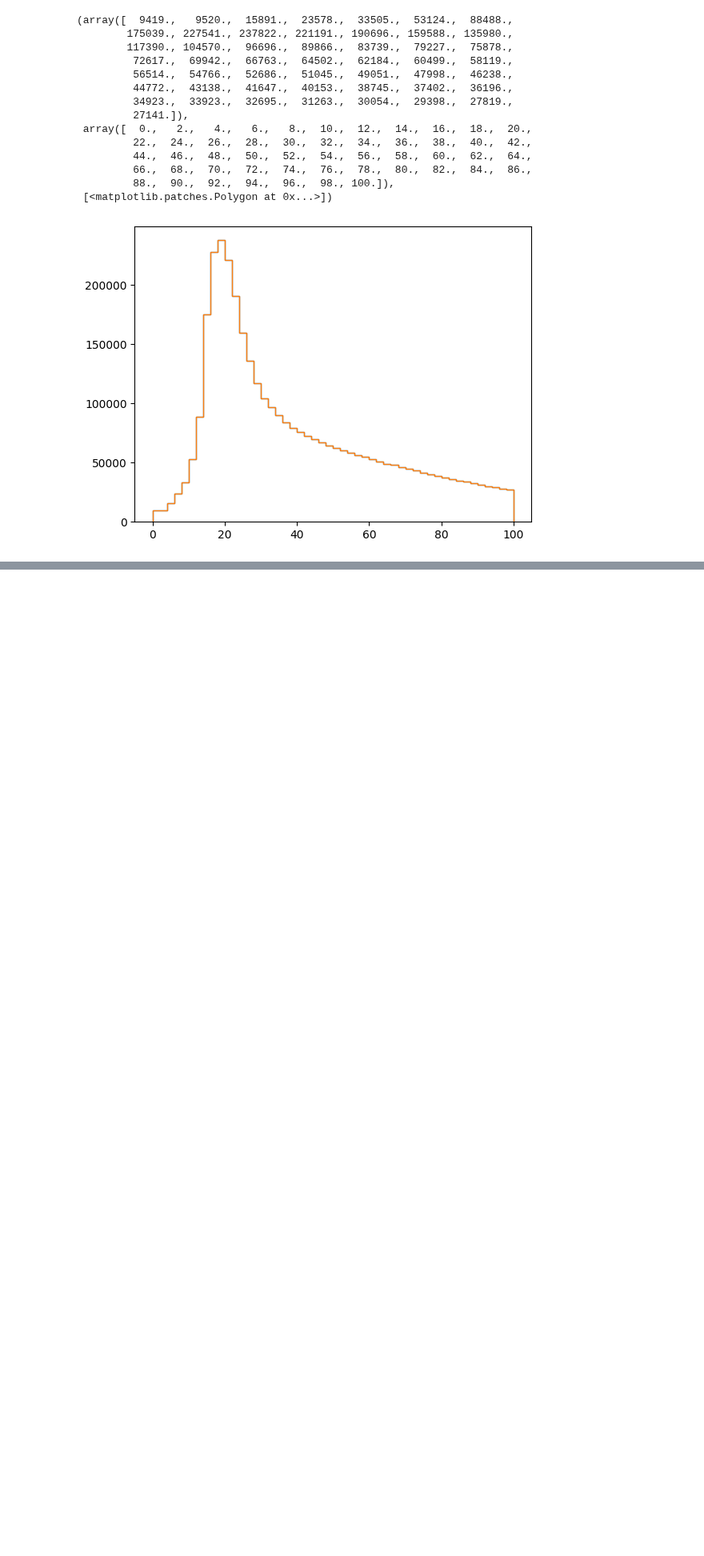
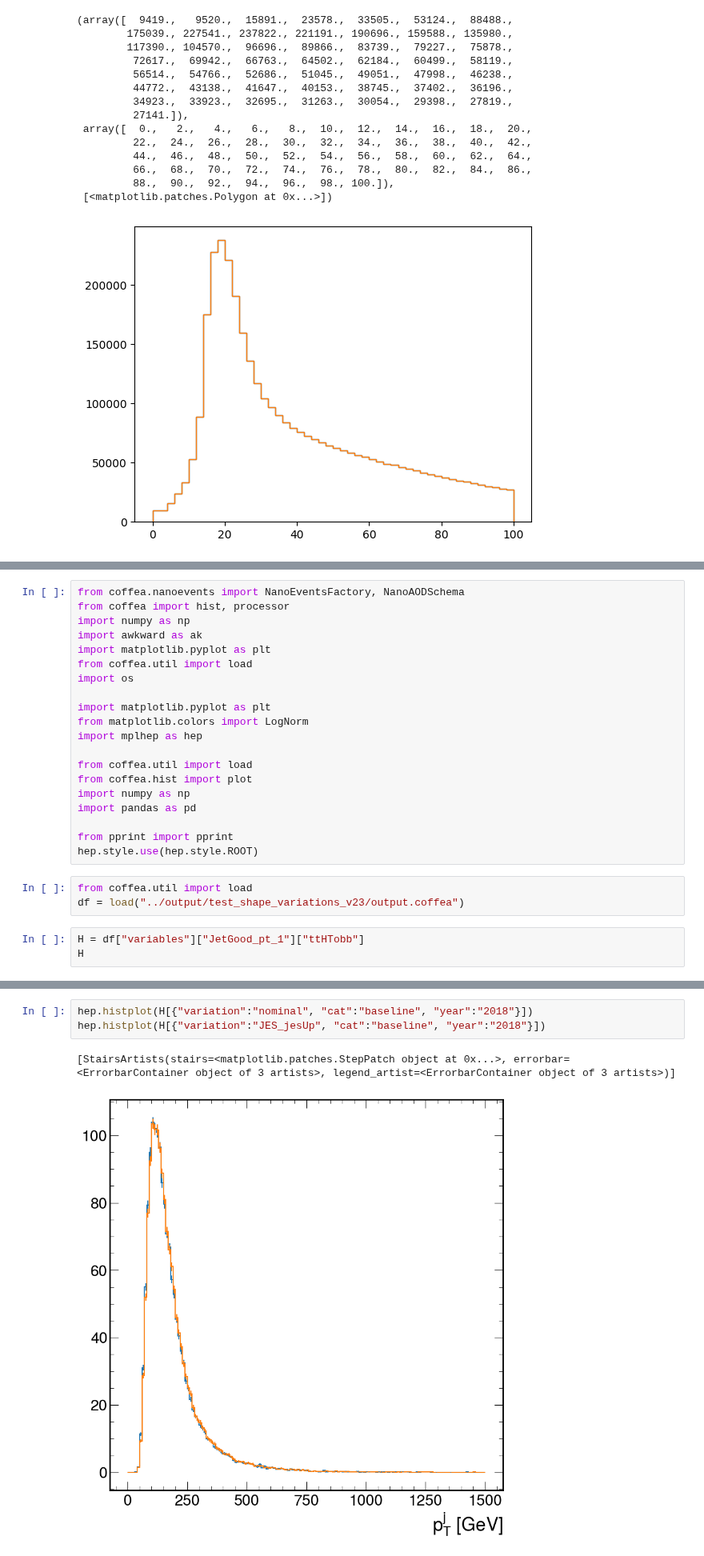
Before and after one commit to PocketCoffea/PocketCoffea, a Jupyter notebook: notebooks/jec.ipynb, the cells around one changed output, grey strips where cells are left out. Shown at 80% size. Drawn from its saved outputs; the diff is of its cells as text; blank space fills up the shorter version.

Commit message:
Added all the variations

```diff
--- a/notebooks/jec.ipynb
+++ b/notebooks/jec.ipynb
@@ -150,0 +168,26 @@ plt.hist(ak.flatten(events.Jet.pt), bins=50, range=(0,100), histtype="step")
+# %%
+from coffea.nanoevents import NanoEventsFactory, NanoAODSchema
+from coffea import hist, processor
+import numpy as np
+import awkward as ak
+import matplotlib.pyplot as plt
+from coffea.util import load
+import os
+
+import matplotlib.pyplot as plt
+from matplotlib.colors import LogNorm
+import mplhep as hep
+
+from coffea.util import load
+from coffea.hist import plot
+import numpy as np
+import pandas as pd
+
+from pprint import pprint
+hep.style.use(hep.style.ROOT)
+# %%
+from coffea.util import load
+df = load("../output/test_shape_variations_v23/output.coffea")
+# %%
+H = df["variables"]["JetGood_pt_1"]["ttHTobb"]
+H
@@ -150,0 +201,6 @@ plt.hist(ak.flatten(events.Jet.pt), bins=50, range=(0,100), histtype="step")
+# %%
+hep.histplot(H[{"variation":"nominal", "cat":"baseline", "year":"2018"}])
+hep.histplot(H[{"variation":"JES_jesUp", "cat":"baseline", "year":"2018"}])
+# %% [output]
+[StairsArtists(stairs=<matplotlib.patches.StepPatch object at 0x...>, errorbar=<ErrorbarContainer object of 3 artists>, legend_artist=<ErrorbarContainer object of 3 artists>)]
+[figure, added]
```
Also changed, not shown: parts of 7 cells of this notebook, 3 other files.
